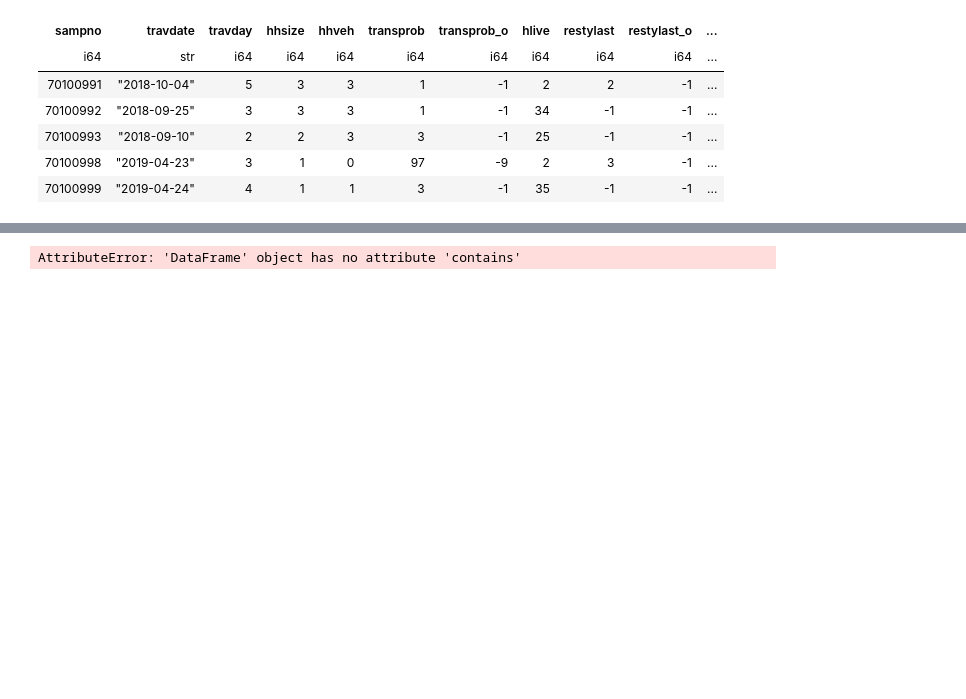
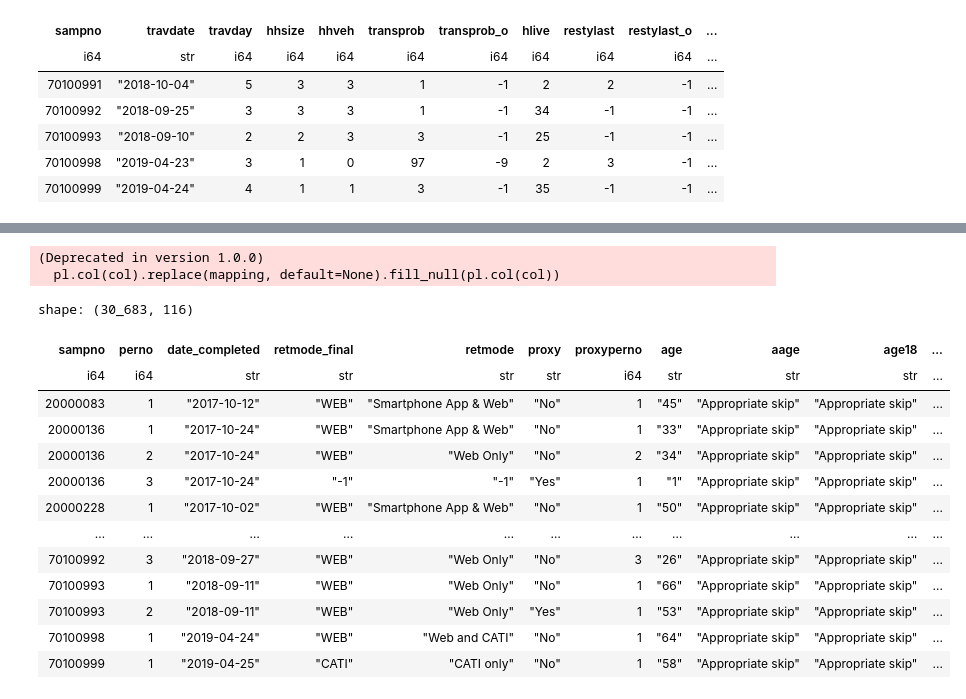
Before and after one commit to fredshone/foundata, a Jupyter notebook: cmap.ipynb, the cells around one changed output, grey strips where cells are left out. Cells and saved outputs as stored; diff of their text form; code cells hidden in the pictures; blank space fills up the shorter version.

```diff
--- a/cmap.ipynb
+++ b/cmap.ipynb
@@ -61,4 +91,47 @@ InvalidOperationError: conversion from `str` to `i64` failed in column 'literal'
-# %%
-hh.select(pl.col("source")).contains(1)
-# %% [output]
-AttributeError: 'DataFrame' object has no attribute 'contains'
+# %%
+# map
+with open("cmap/person_dictionary.json") as f:
+    person_mapper = json.load(f)
+person_mapper = {c: {int(k): v for k, v in d.items()} for c, d in person_mapper.items()}
+
+persons = persons.with_columns(
+    pl.col(col).replace(mapping, default=None).fill_null(pl.col(col))
+    for col, mapping in person_mapper.items()
+)
+
+# check for numerics
+string_cols = [
+    col for col in persons.columns
+    if persons[col].dtype == pl.String
+]
+can_integer_cols = [
+    col for col in string_cols
+    if persons[col].str.to_integer(strict=False).null_count() == 0
+]
+can_float_cols = [
+    col for col in string_cols
+    if persons[col].cast(pl.Float64, strict=False).null_count() == 0
+]
+
+persons = persons.with_columns([
+    pl.col(can_integer_cols).cast(pl.Int64)
+])
+
+persons
+# %% [output]
+(Deprecated in version 1.0.0)
+  pl.col(col).replace(mapping, default=None).fill_null(pl.col(col))
+shape: (30_683, 116)
+| sampno | perno | date_completed | retmode_final | retmode | proxy | proxyperno | age | aage | age18 | ... |
+| i64 | i64 | str | str | str | str | i64 | str | str | str | ... |
+| 20000083 | 1 | "2017-10-12" | "WEB" | "Smartphone App & Web" | "No" | 1 | "45" | "Appropriate skip" | "Appropriate skip" | ... |
+| 20000136 | 1 | "2017-10-24" | "WEB" | "Smartphone App & Web" | "No" | 1 | "33" | "Appropriate skip" | "Appropriate skip" | ... |
+| 20000136 | 2 | "2017-10-24" | "WEB" | "Web Only" | "No" | 2 | "34" | "Appropriate skip" | "Appropriate skip" | ... |
+| 20000136 | 3 | "2017-10-24" | "-1" | "-1" | "Yes" | 1 | "1" | "Appropriate skip" | "Appropriate skip" | ... |
+| 20000228 | 1 | "2017-10-02" | "WEB" | "Smartphone App & Web" | "No" | 1 | "50" | "Appropriate skip" | "Appropriate skip" | ... |
+| … | … | … | … | … | … | … | … | … | … | ... |
+| 70100992 | 3 | "2018-09-27" | "WEB" | "Web Only" | "No" | 3 | "26" | "Appropriate skip" | "Appropriate skip" | ... |
+| 70100993 | 1 | "2018-09-11" | "WEB" | "Web Only" | "No" | 1 | "66" | "Appropriate skip" | "Appropriate skip" | ... |
+| 70100993 | 2 | "2018-09-11" | "WEB" | "Web Only" | "Yes" | 1 | "53" | "Appropriate skip" | "Appropriate skip" | ... |
+| 70100998 | 1 | "2019-04-24" | "WEB" | "Web and CATI" | "No" | 1 | "64" | "Appropriate skip" | "Appropriate skip" | ... |
+| 70100999 | 1 | "2019-04-25" | "CATI" | "CATI only" | "No" | 1 | "58" | "Appropriate skip" | "Appropriate skip" | ... |
```
Also changed, not shown: parts of 6 cells of this notebook, 6 other files.
